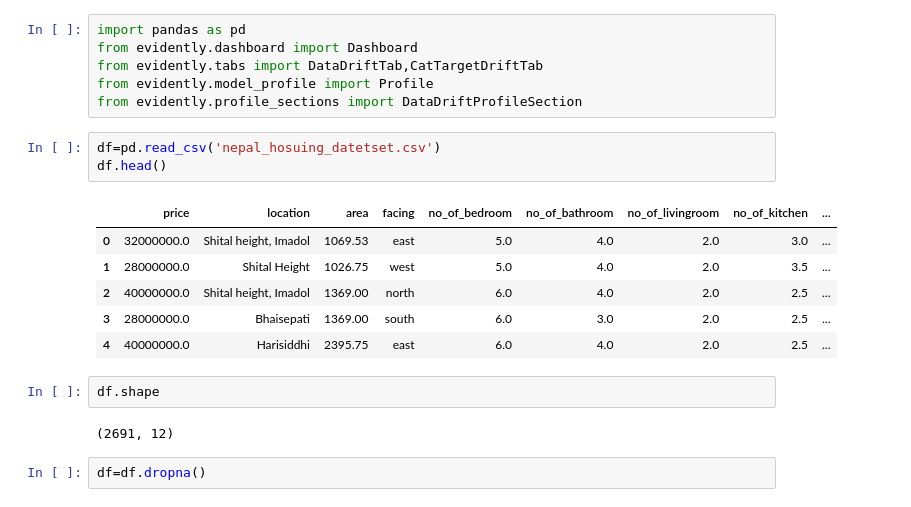
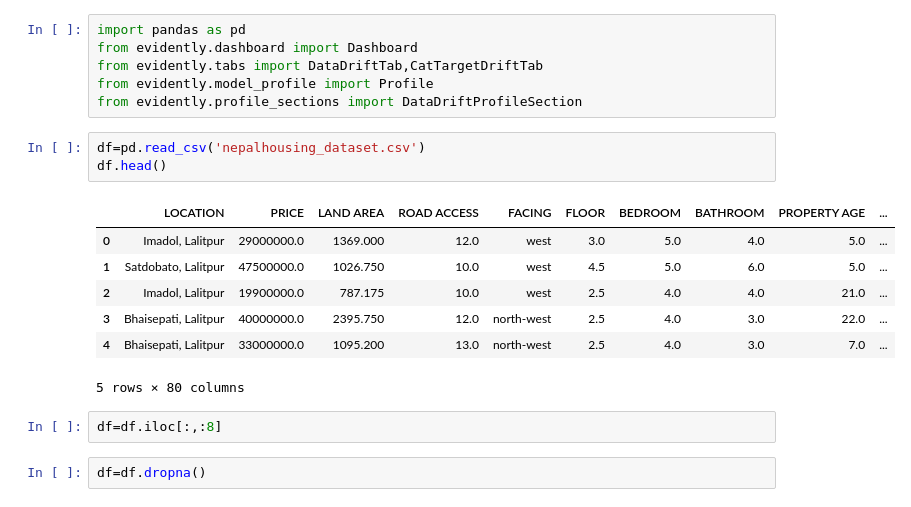
Before and after one commit to Coolsajan/nepalhousingproject, a Jupyter notebook: notebook/datadrift_evendintlyai.ipynb, the cells around one changed output. Drawn from its saved outputs; the diff is of its cells as text.

```diff
--- a/notebook/datadrift_evendintlyai.ipynb
+++ b/notebook/datadrift_evendintlyai.ipynb
@@ -5,19 +5,18 @@ from evidently.tabs import DataDriftTab,CatTargetDriftTab
 from evidently.model_profile import Profile
 from evidently.profile_sections import DataDriftProfileSection
 # %%
-df=pd.read_csv('nepal_hosuing_datetset.csv')
+df=pd.read_csv('nepalhousing_dataset.csv')
 df.head()
 # %% [output]
-|  | price | location | area | facing | no_of_bedroom | no_of_bathroom | no_of_livingroom | no_of_kitchen | ... |
-| 0 | 32000000.0 | Shital height, Imadol | 1069.53 | east | 5.0 | 4.0 | 2.0 | 3.0 | ... |
-| 1 | 28000000.0 | Shital Height | 1026.75 | west | 5.0 | 4.0 | 2.0 | 3.5 | ... |
-| 2 | 40000000.0 | Shital height, Imadol | 1369.00 | north | 6.0 | 4.0 | 2.0 | 2.5 | ... |
-| 3 | 28000000.0 | Bhaisepati | 1369.00 | south | 6.0 | 3.0 | 2.0 | 2.5 | ... |
-| 4 | 40000000.0 | Harisiddhi | 2395.75 | east | 6.0 | 4.0 | 2.0 | 2.5 | ... |
+|  | LOCATION | PRICE | LAND AREA | ROAD ACCESS | FACING | FLOOR | BEDROOM | BATHROOM | PROPERTY AGE | ... |
+| 0 | Imadol, Lalitpur | 29000000.0 | 1369.000 | 12.0 | west | 3.0 | 5.0 | 4.0 | 5.0 | ... |
+| 1 | Satdobato, Lalitpur | 47500000.0 | 1026.750 | 10.0 | west | 4.5 | 5.0 | 6.0 | 5.0 | ... |
+| 2 | Imadol, Lalitpur | 19900000.0 | 787.175 | 10.0 | west | 2.5 | 4.0 | 4.0 | 21.0 | ... |
+| 3 | Bhaisepati, Lalitpur | 40000000.0 | 2395.750 | 12.0 | north-west | 2.5 | 4.0 | 3.0 | 22.0 | ... |
+| 4 | Bhaisepati, Lalitpur | 33000000.0 | 1095.200 | 13.0 | north-west | 2.5 | 4.0 | 3.0 | 7.0 | ... |
+5 rows × 80 columns
-# %%
-df.shape
-# %% [output]
-(2691, 12)
+# %%
+df=df.iloc[:,:8]
 # %%
 df=df.dropna()
 # %%
```
Also changed, not shown: parts of 2 cells of this notebook, 17 other files.
